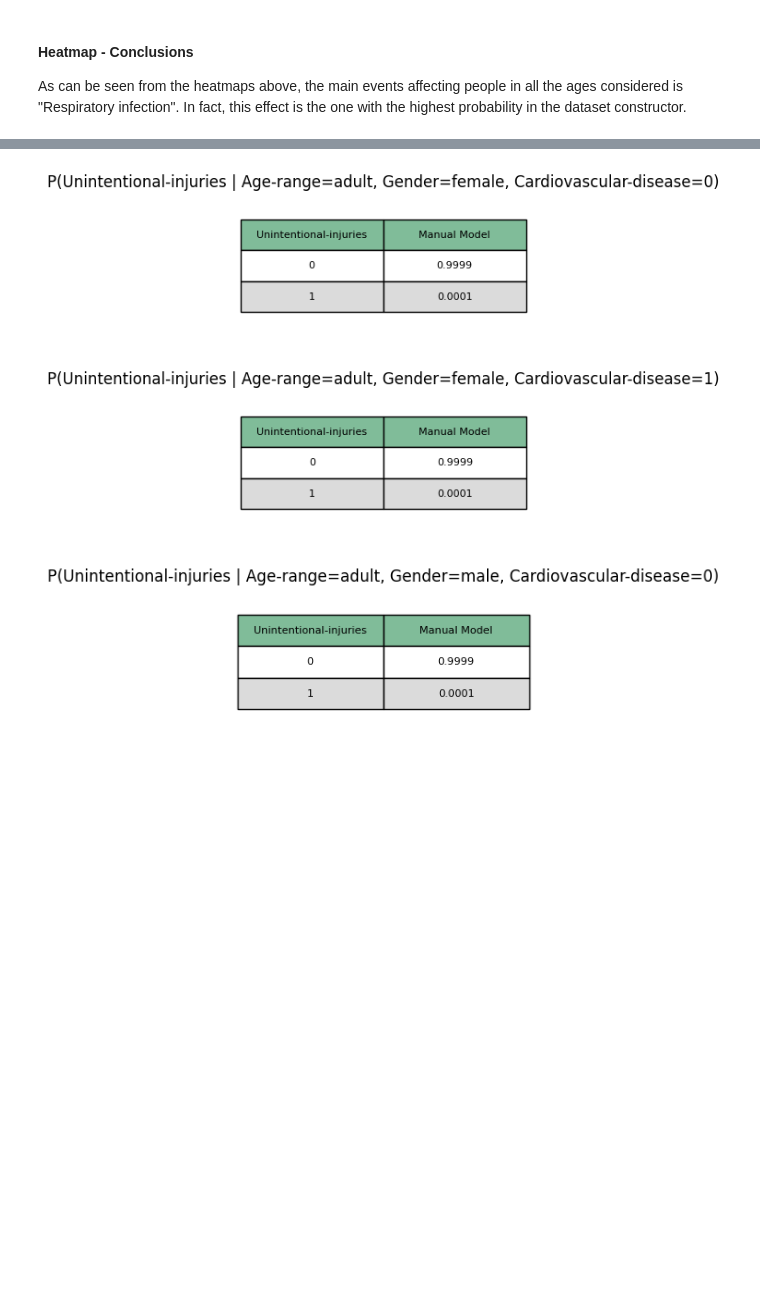
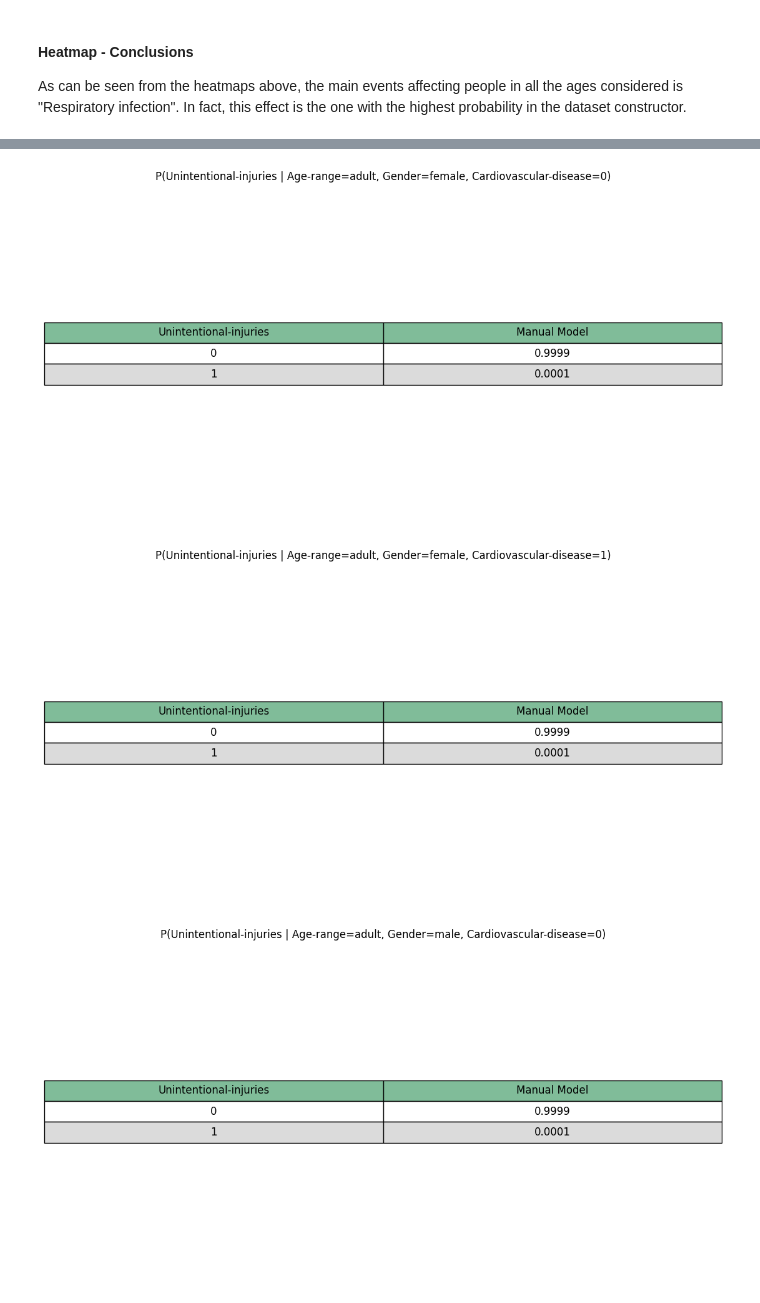
Before and after one commit to AndreaZecca/ByeBayes, a Jupyter notebook: project.ipynb, the cells around one changed output, grey strips where cells are left out. Saved outputs shown, nothing was run; the diff lists cells and outputs as text; code cells hidden in the pictures; blank space fills up the shorter version.

```diff
--- a/project.ipynb
+++ b/project.ipynb
@@ -308,7 +293,7 @@ plt.show()
 # %%
 mc_model.cpds = []
 
-d = data=dataset.drop("ID",axis=1)
+d = dataset.drop("ID",axis=1)
 
 mc_model.fit(data=d,
             estimator=BayesianEstimator,
@@ -319,9 +304,9 @@ mc_model.fit(data=d,
 
 print(f"Check model: {mc_model.check_model()=}")
 
-for cpd in mc_model.get_cpds():
-    print(f"CPT of {cpd.variable}")
-    print(cpd)
-    pass
+# for cpd in mc_model.get_cpds():
+#     print(f"CPT of {cpd.variable}")
+#     print(cpd)
+#     pass
 # %% [output]
 Check model: mc_model.check_model()=True
@@ -457,7 +426,6 @@ def inference(model, target, evidence):
 
 def plot_tables(models, targets, evidences):
     #Getting tables given targets and evidences
-    title = f"P({', '.join(targets)} | {', '.join([f'{key}={value}' for (key, value) in evidences.items()])})"
 
     #Getting all models names and columns labels
     model_names = [model.name for model in models]
@@ -474,7 +442,11 @@ def plot_tables(models, targets, evidences):
     #Calculating all probabilites for targets, given evidences, with every given model
     query_by_model = {}
     for model in models:
-        query_by_model[model] = inference(model.model, targets, evidences)
+        real_evidences = {}
+        for key,val in evidences.items():
+            if key in model.model.nodes:
+                real_evidences[key] = val
+        query_by_model[model] = inference(model.model, targets, real_evidences)
 
     #Generating all possible combinations of values
     rows = []
@@ -487,8 +459,10 @@ def plot_tables(models, targets, evidences):
         row += combo_queries
         rows.append(row)
 
+    title = f"P({', '.join(targets)} | {', '.join([f'{key}={value}' for (key, value) in evidences.items()])})"
+
     #Plotting the table of inference
-    fig, ax1 = plt.subplots(figsize=(len(targets_combinations), len(targets)+len(models)))
+    fig, ax1 = plt.subplots(figsize=(len(targets_combinations) + 5, len(targets)+len(models) +5 ))
     table = ax1.table(cellText = rows,
                       cellLoc = "center",
                       colLabels = col_labels,
@@ -515,19 +489,18 @@ def print_queries(model, queries):
         plot_tables(model, *query)
 # %%
 class Model:
-    def __init__(self, model, name, dataset):
+    def __init__(self, model, name):
         self.model = model
         self.name = name
-        self.dataset = dataset
 
 models = [
-    Model(model=mc_model, name="Manual Model", dataset=dataset),
+    Model(model=mc_model, name="Manual Model"),
     #Model(model=hillclimb_model, name="HillClimb Model", dataset=dataset),
 ]
 
 q = completeQueriesGenerator(mc_model,(("Unintentional-injuries","Age-range","Gender","Cardiovascular-disease"),))
 print_queries(models, q)
 # %% [output]
-[figure, old version]
+[figure, new version]
-[figure, old version]
+[figure, new version]
-[figure, old version]
+[figure, new version]
```
Also changed, not shown: parts of 18 cells of this notebook, 9 other files.
